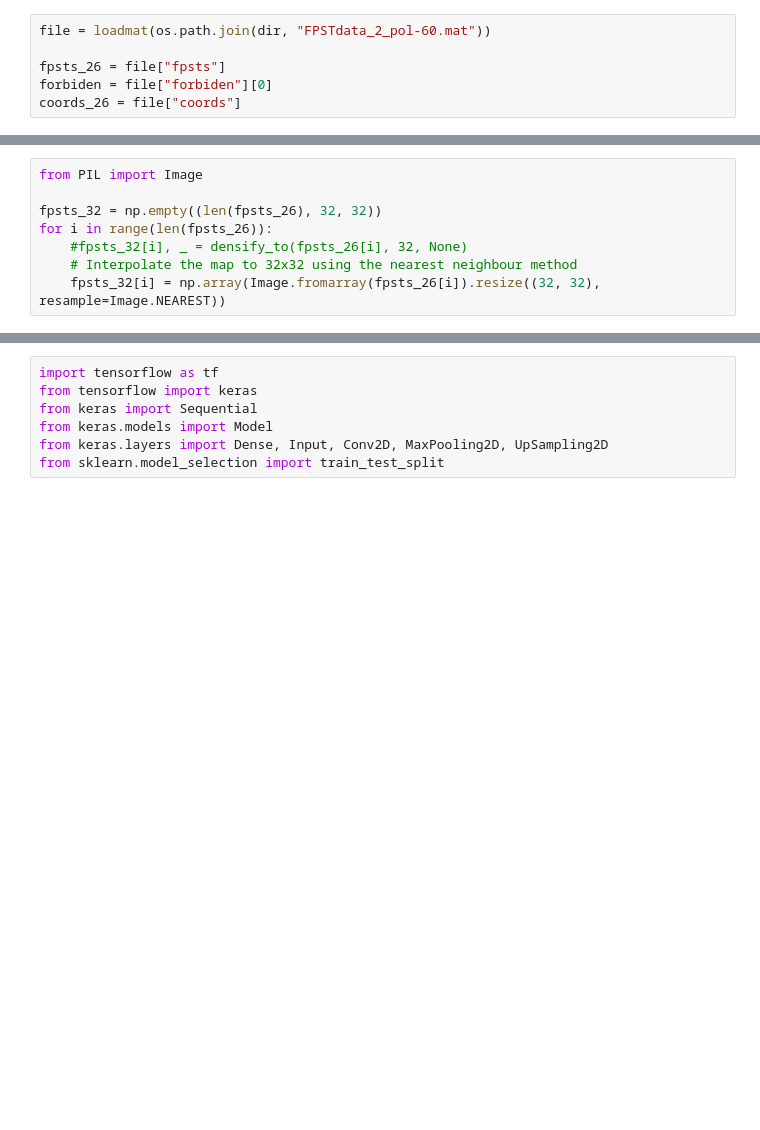
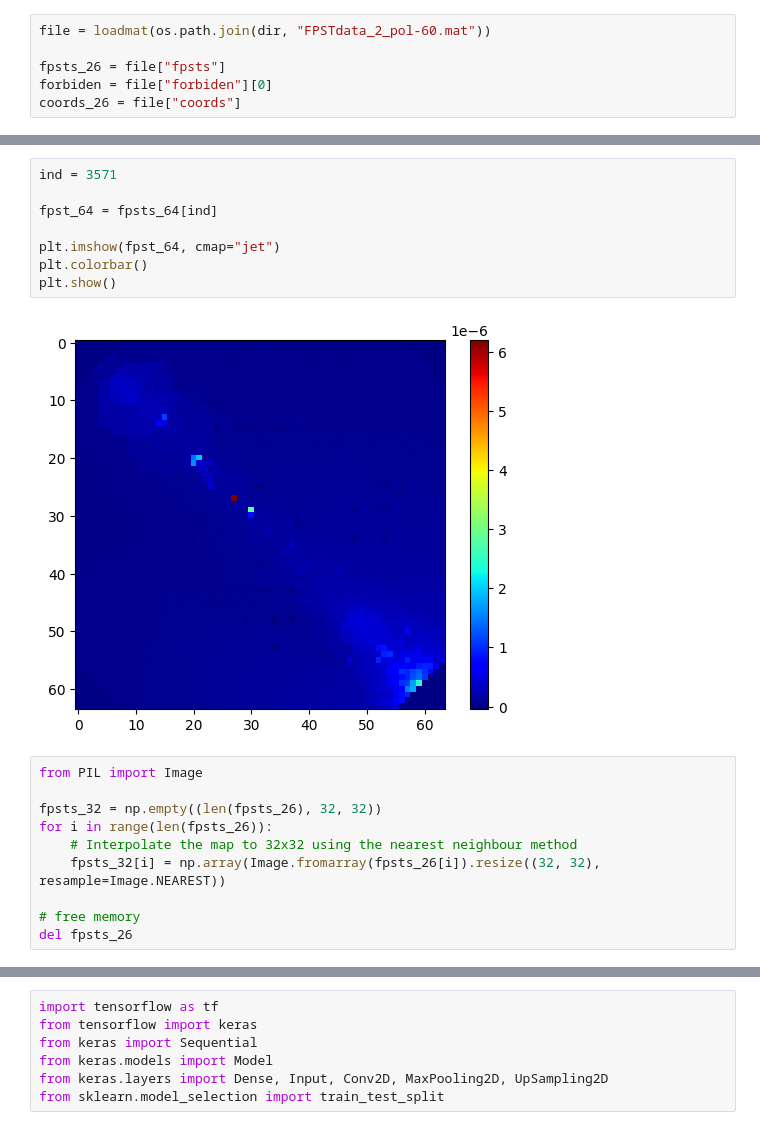
Before and after one commit to m7415/deep_learning_3MI, a Jupyter notebook: FPST.ipynb, the cells around one changed output, grey strips where cells are left out. Drawn from its saved outputs; the diff is of its cells as text; blank space fills up the shorter version.

```diff
--- a/FPST.ipynb
+++ b/FPST.ipynb
@@ -41,8 +62,20 @@ Overhead done, starting the loop
+# %%
+ind = 3571
+
+fpst_64 = fpsts_64[ind]
+
+plt.imshow(fpst_64, cmap="jet")
+plt.colorbar()
+plt.show()
+# %% [output]
+[figure, added]
 # %%
 from PIL import Image
 
 fpsts_32 = np.empty((len(fpsts_26), 32, 32))
 for i in range(len(fpsts_26)):
-    #fpsts_32[i], _ = densify_to(fpsts_26[i], 32, None)
     # Interpolate the map to 32x32 using the nearest neighbour method
     fpsts_32[i] = np.array(Image.fromarray(fpsts_26[i]).resize((32, 32), resample=Image.NEAREST))
+
+# free memory
+del fpsts_26
```
Also changed, not shown: parts of 18 cells of this notebook, 3 other files.
